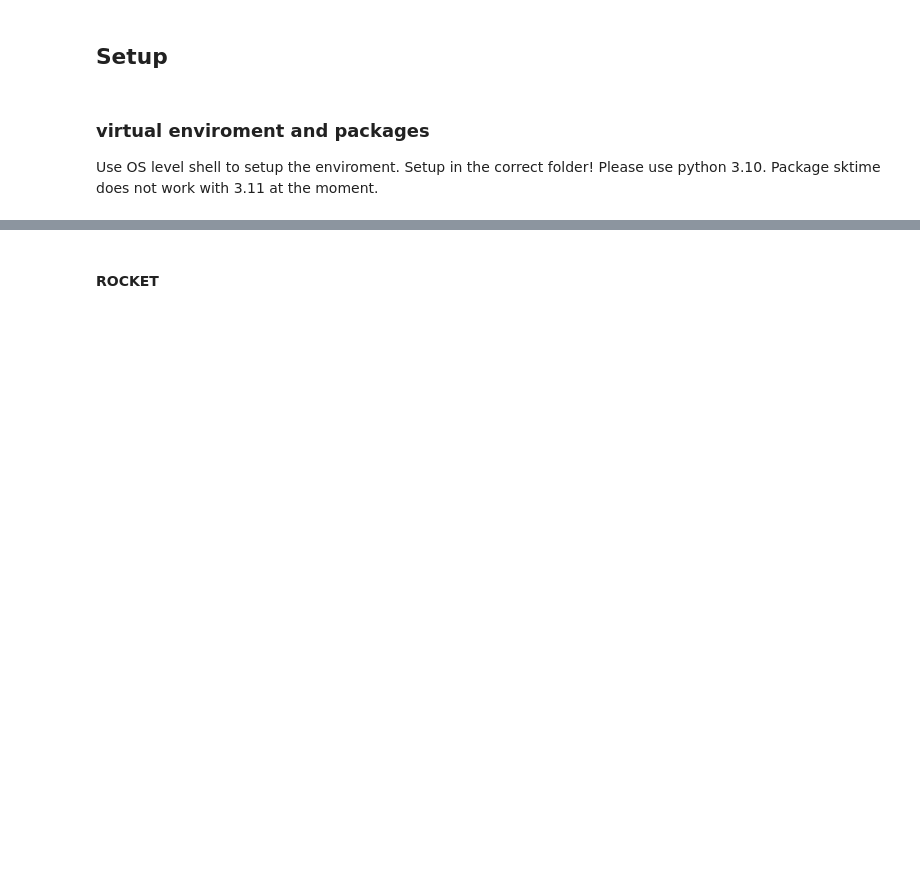
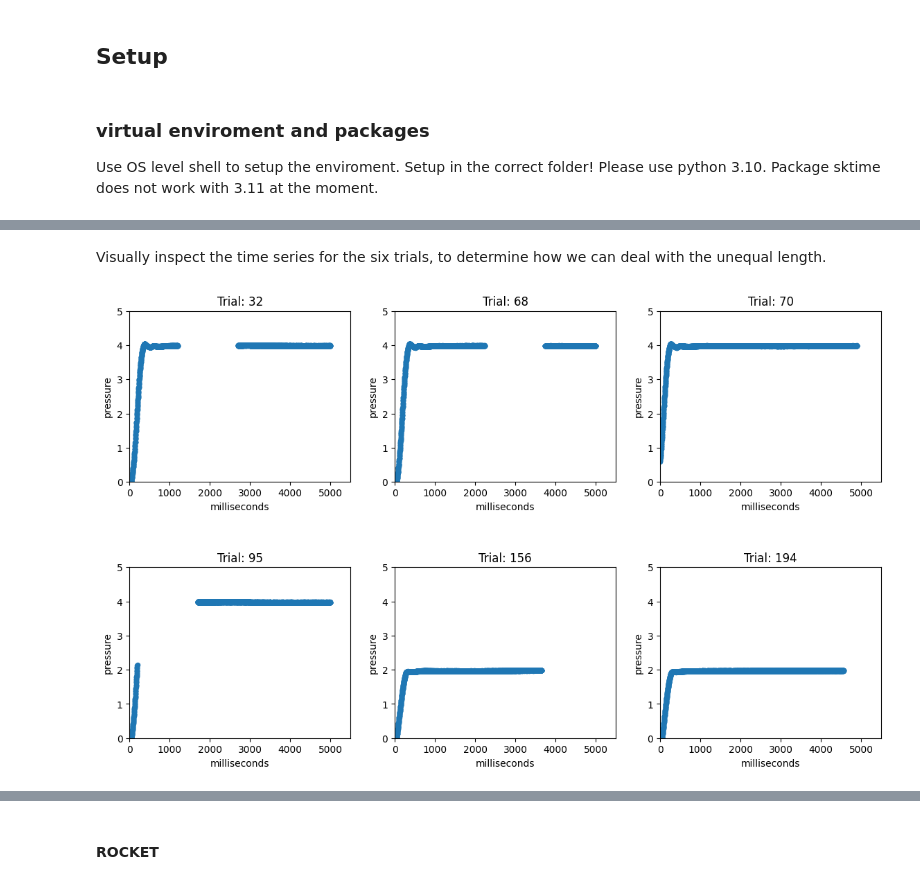
Before and after one commit to yann1cks/dssgx-application, a Jupyter notebook: time-series-classification/script.ipynb, the cells around one changed output, grey strips where cells are left out. Drawn from its saved outputs; the diff is of its cells as text; code cells hidden in the pictures; blank space fills up the shorter version.

```diff
--- a/time-series-classification/script.ipynb
+++ b/time-series-classification/script.ipynb
@@ -347,0 +281,21 @@ classifier.score(X_test, y_test_binary)
+# %%
+df_count = df_count[df_count < 5000]
+incomplete_ids = df_count.index.get_level_values(0)
+# %% [markdown]
+Visually inspect the time series for the six trials, to determine how we can deal with the unequal length.
+# %%
+plt.figure(figsize=(14, 8))
+plt.subplots_adjust(wspace=0.2, hspace=0.5)
+
+for n, id in enumerate(incomplete_ids):
+
+    ax = plt.subplot(2, 3, n + 1)
+
+    df[df["id"] == id].plot(ax=ax, x = "milliseconds", y ="pressure", kind="scatter")
+
+    # Formatting
+    ax.set_title("Trial: " + str(id))
+    ax.set_xlim([0, 5500])
+    ax.set_ylim([0, 5])
+# %% [output]
+[figure, added]
```
Also changed, not shown: parts of 116 cells of this notebook, 5 other files.
